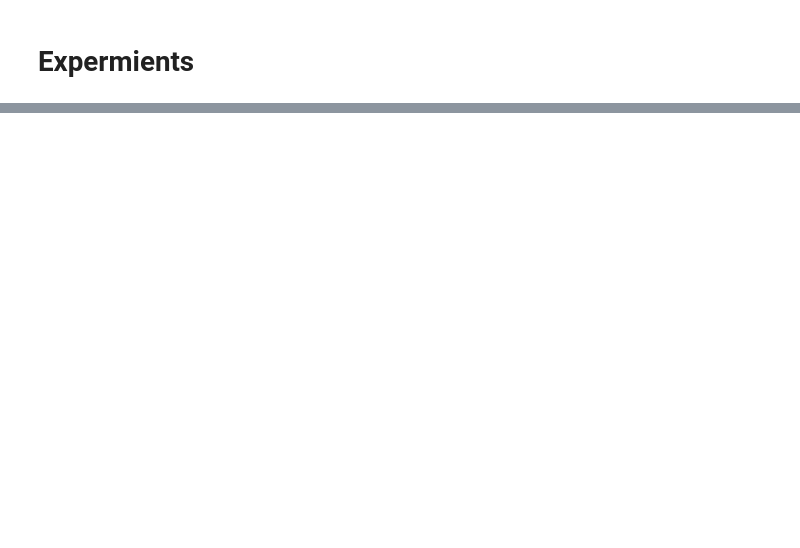
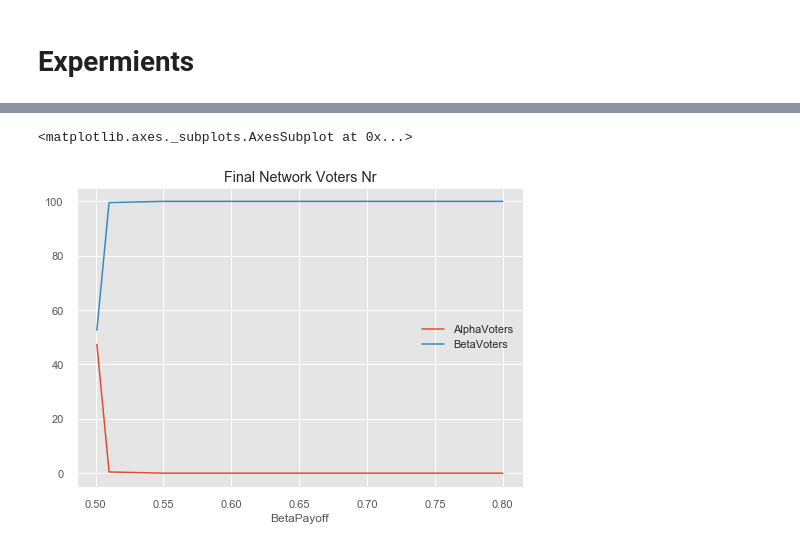
Before and after one commit to KE4T5/network-epistemology, a Jupyter notebook: notebooks/epistemic-networks.ipynb, the cells around one changed output, grey strips where cells are left out. Saved outputs shown, nothing was run; the diff lists cells and outputs as text; code cells hidden in the pictures; blank space fills up the shorter version.

```diff
--- a/notebooks/epistemic-networks.ipynb
+++ b/notebooks/epistemic-networks.ipynb
@@ -672,0 +924,10 @@ for cc in connected_components(G):
+# %%
+df1.plot(
+    x="BetaPayoff",
+    y=["AlphaVoters", "BetaVoters"],
+    kind="line",
+    title="Final Network Voters Nr"
+)
+# %% [output]
+<matplotlib.axes._subplots.AxesSubplot at 0x...>
+[figure, added]
```
Also changed, not shown: parts of 55 cells of this notebook, 5 other files.
